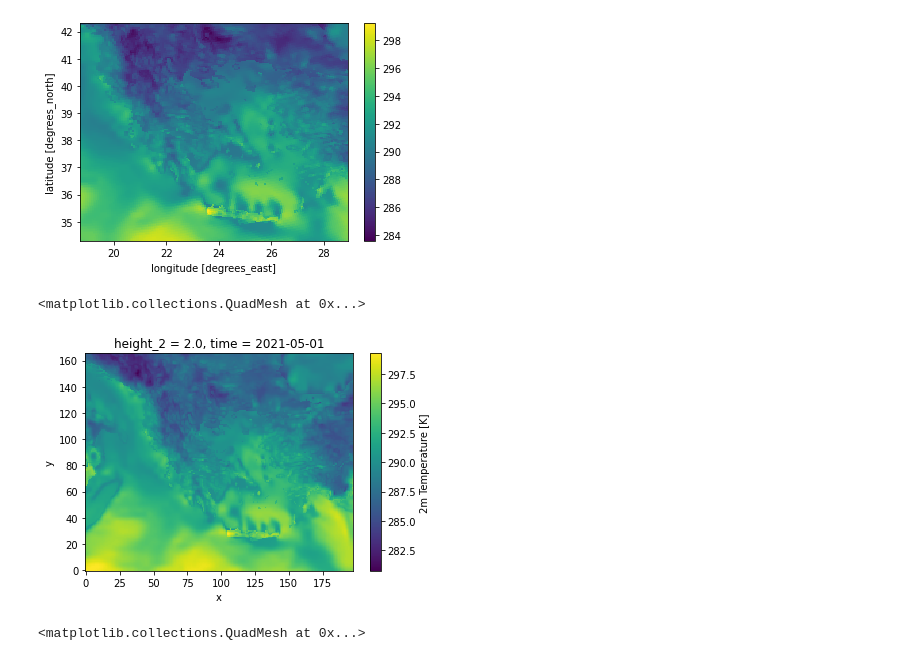
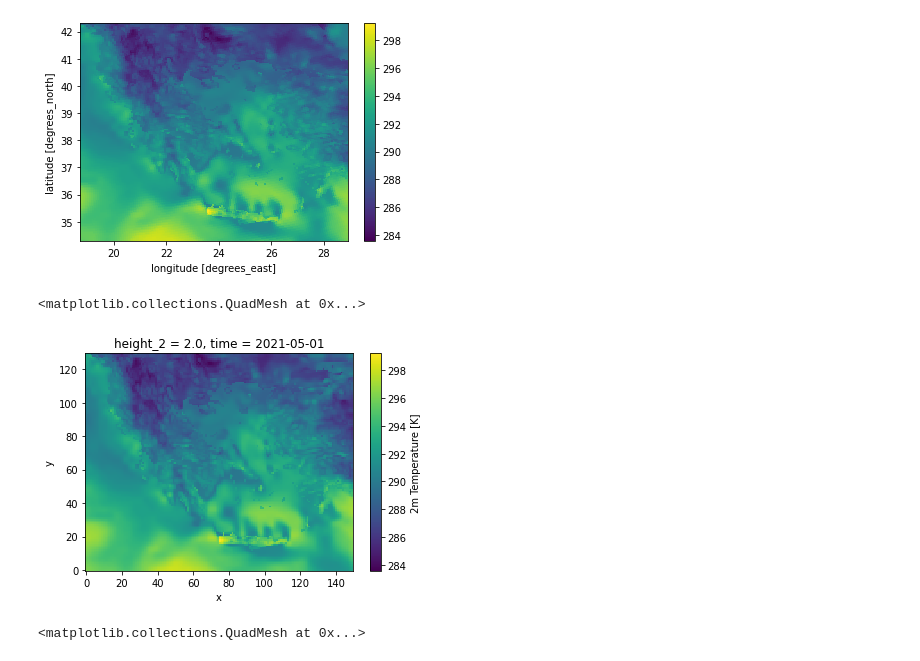
Before and after one commit to Luisdio1/observatory-internship, a Jupyter notebook: Untitled.ipynb, the cells around one changed output. Saved outputs shown, nothing was run; the diff lists cells and outputs as text; code cells hidden in the pictures.

```diff
--- a/Untitled.ipynb
+++ b/Untitled.ipynb
@@ -141,11 +141,11 @@ da.plot()
 # %% [output]
 <matplotlib.collections.QuadMesh at 0x...>
 [figure]
-# %%
-ds['t_2m'].plot()
-# %% [output]
-<matplotlib.collections.QuadMesh at 0x...>
-[figure, removed]
+# %%
+ds['t_2m'].sel(x = slice(30,180), y = slice(10,140)).plot()
+# %% [output]
+<matplotlib.collections.QuadMesh at 0x...>
+[figure, added]
 # %%
 da.sel(x = slice(22,24)).plot()
 # %% [output]
```
Also changed, not shown: parts of 5 cells of this notebook.
